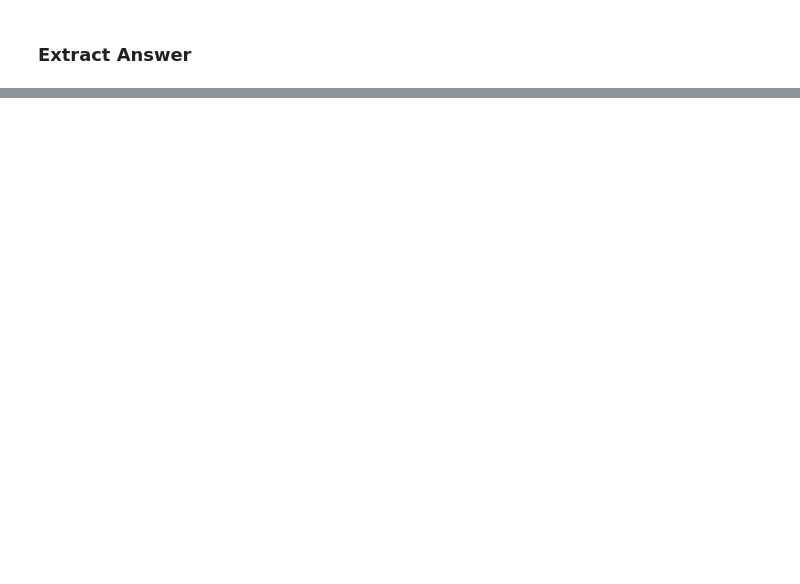
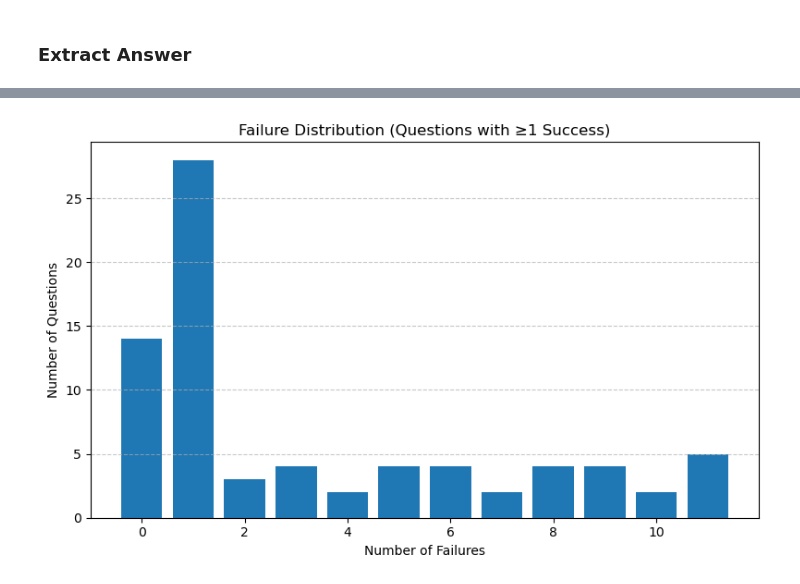
Before and after one commit to MarcusYearwood/VLM-Poisoning, a Jupyter notebook: refactoring.ipynb, the cells around one changed output, grey strips where cells are left out. Cells and saved outputs as stored; diff of their text form; code cells hidden in the pictures; blank space fills up the shorter version.

```diff
--- a/refactoring.ipynb
+++ b/refactoring.ipynb
@@ -778,14 +853,18 @@ def extract_answer(response, problem, target_name, model=None, quick_extract=Fal
 # %%
+# print(model)
+# model = internvl.InternVL_Model()
+model = "internvl_clip_ensemble_i2i"
+broad_model = "internvl"
 args = {
     "output_dir": f"results/{model}",
-    "output_file": f"output_{model}.json",
-    "response_label": None,
+    "output_file": f"output_{broad_model}.json",
+    "response_label": "response",
     "llm_engine": None,
-    "number": None,
-    "quick_extract": None,
-    "rerun": None,
-    "save_every": None,
-    "output_label": None
+    "number": 0,
+    "quick_extract": False,
+    "rerun": True,
+    "save_every": 2,
+    "output_label": "test_output"
 }
 # %%
 # args
@@ -844,0 +1051,26 @@ for i, pid in enumerate(tqdm(test_pids)):
+# %%
+import matplotlib.pyplot as plt
+import pandas as pd
+
+# Assume you already have success_counts and failure_counts as NumPy arrays
+
+# 1. Mask: questions with at least one success
+questions_with_success = success_counts > 0
+
+# 2. Get the corresponding failure counts
+failures_on_successful_questions = failure_counts[questions_with_success]
+
+# 3. Count occurrences of each failure count (as a dictionary)
+failure_distribution_dict = pd.Series(failures_on_successful_questions).value_counts().sort_index().to_dict()
+
+# 4. Plot the dictionary
+plt.figure(figsize=(8, 5))
+plt.bar(failure_distribution_dict.keys(), failure_distribution_dict.values())
+plt.xlabel("Number of Failures")
+plt.ylabel("Number of Questions")
+plt.title("Failure Distribution (Questions with ≥1 Success)")
+plt.grid(axis='y', linestyle='--', alpha=0.7)
+plt.tight_layout()
+plt.show()
+# %% [output]
+[figure, added]
```
Also changed, not shown: parts of 13 cells of this notebook, 3 other files.
